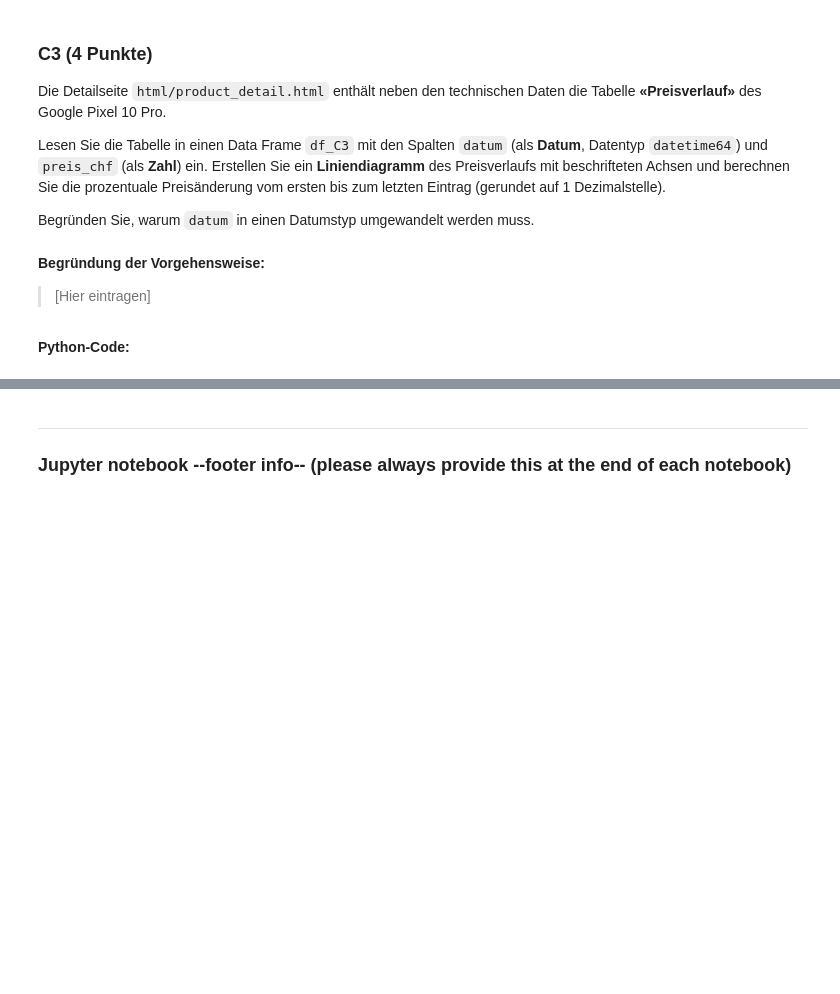
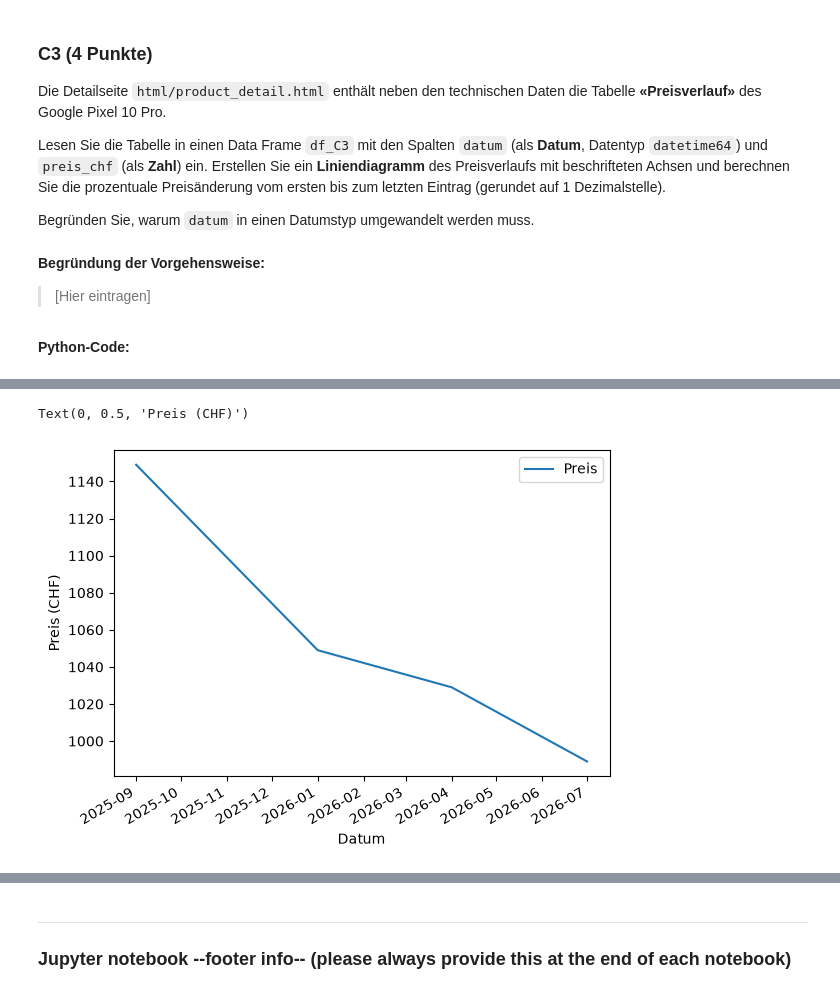
Before and after one commit to zman-ch/DS_HS2026_LNW, a Jupyter notebook: DS_HS2026_LNW_I_Examples/AP05/AP05_Datenbeschaffung_Aufbereitung_EDA.ipynb, the cells around one changed output, grey strips where cells are left out. Cells and saved outputs as stored; diff of their text form; code cells hidden in the pictures; blank space fills up the shorter version.

```diff
--- a/DS_HS2026_LNW_I_Examples/AP05/AP05_Datenbeschaffung_Aufbereitung_EDA.ipynb
+++ b/DS_HS2026_LNW_I_Examples/AP05/AP05_Datenbeschaffung_Aufbereitung_EDA.ipynb
@@ -414,4 +570,18 @@ Begründen Sie, warum `datum` in einen Datumstyp umgewandelt werden muss.
 # %% [markdown]
 **Python-Code:**
 # %%
-# Code hier eintragen
+def parse_chf(text, default=0.0):
+ """Swiss amount text -> float; no number -> default (0.0 for sums, np.nan for EDA)."""
+ s = str(text).replace('−', '-') # typographic minus -> '-'
+ s = re.sub(r"['’ʼ\s]", '', s) # remove thousands separators: 1'249 -> 1249
+ s = re.sub(r"\.[-–—]+", '', s) # remove rappen dash: 12.– / 12.- / 12.-- -> 12
+ s = s.replace(',', '.') # decimal comma: 1,20 -> 1.20
+ m = re.search(r'-?\d+(?:\.\d+)?', s) # first number (optional minus)
+ return float(m.group()) if m else default
+
+df_C3 = pd.read_html('html/product_detail.html')[0]
+df_C3['Datum'] = pd.to_datetime(df_C3['Datum'], format='%d.%m.%Y', errors='coerce')
+
+df_C3['Preis'] = df_C3['Preis'].apply(parse_chf, default=np.nan)
+
+df_C3
@@ -417,0 +595,7 @@ Begründen Sie, warum `datum` in einen Datumstyp umgewandelt werden muss.
+# %%
+df_C3.plot(kind="line", x="Datum", y="Preis")
+plt.xlabel("Datum")
+plt.ylabel("Preis (CHF)")
+# %% [output]
+Text(0, 0.5, 'Preis (CHF)')
+[figure, added]
```
Also changed, not shown: parts of 15 cells of this notebook, 4 other files.
